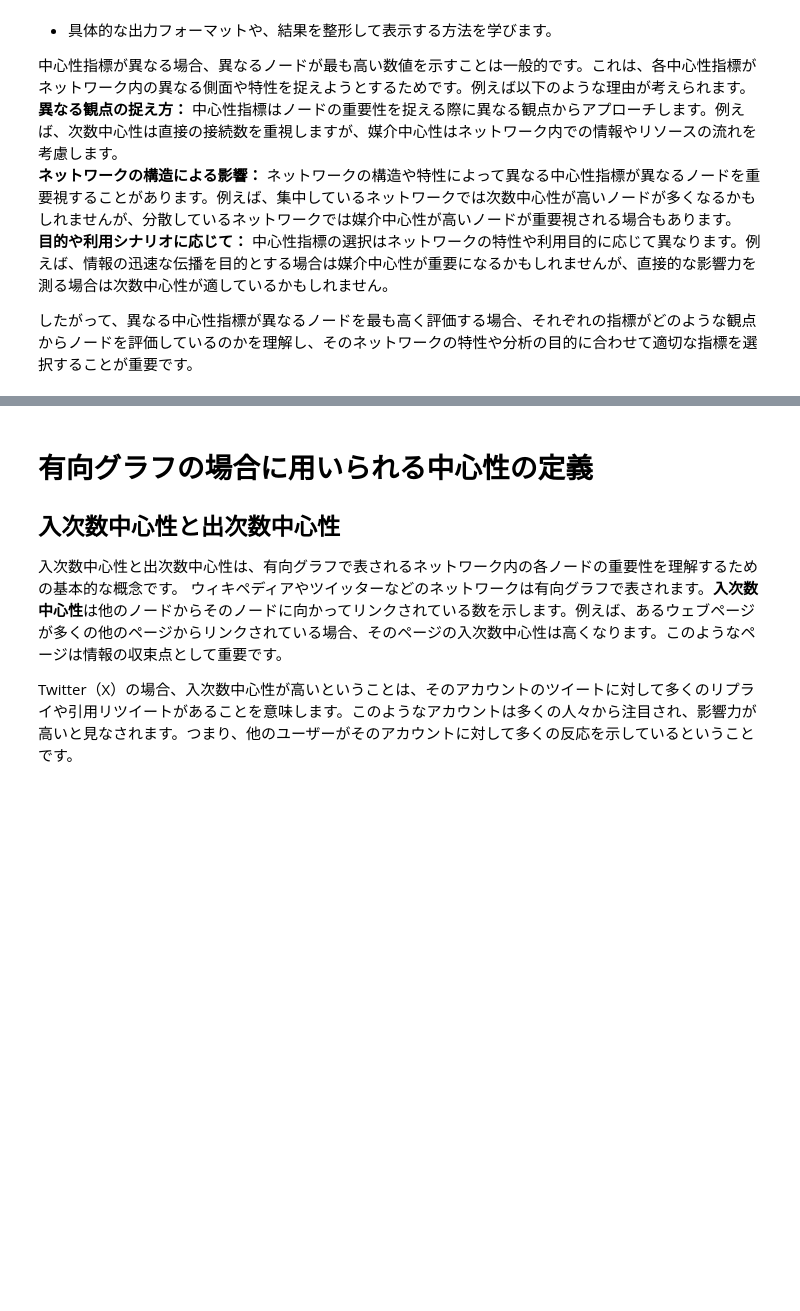
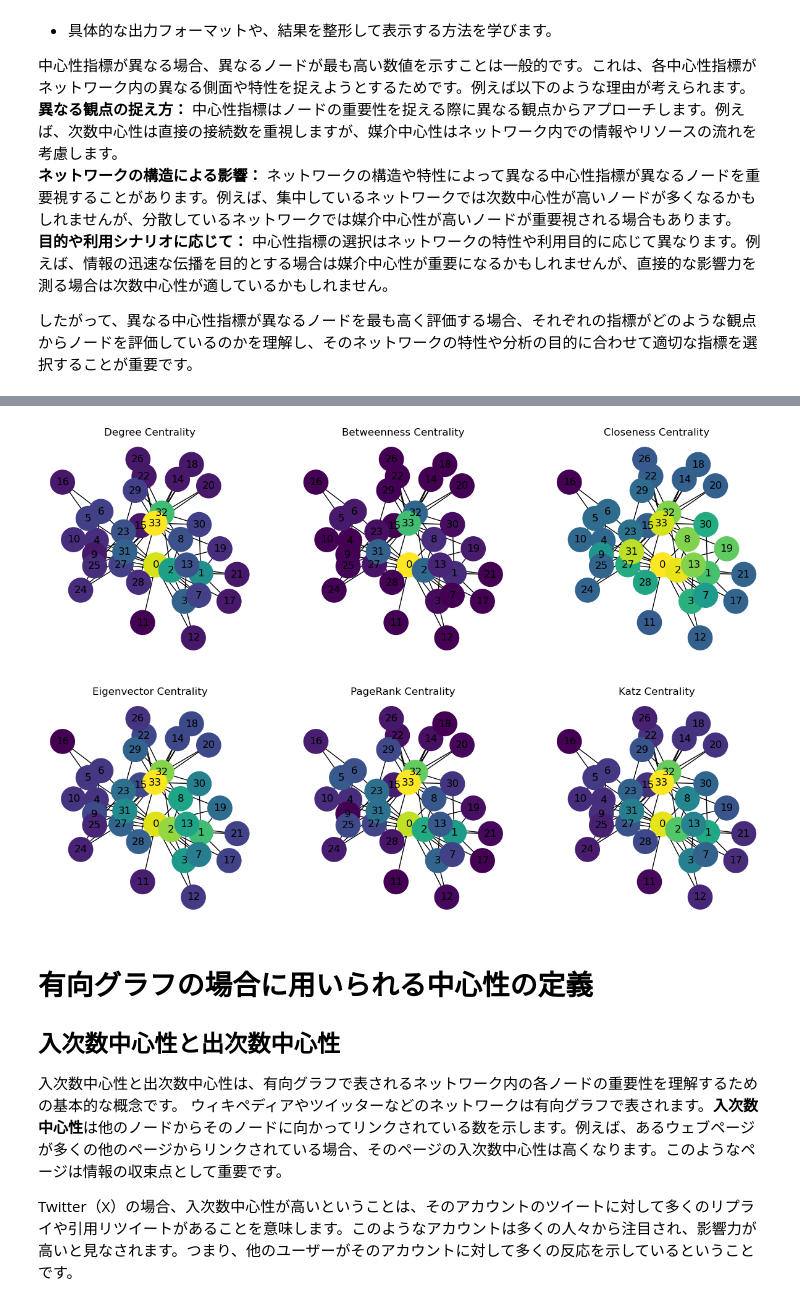
Before and after one commit to SUBARU3776/NetworkScience-Graphtheory-JP-, a Jupyter notebook: 3. ネットワークの中心を見つける（中心性の定義）.ipynb, the cells around one changed output, grey strips where cells are left out. Drawn from its saved outputs; the diff is of its cells as text; code cells hidden in the pictures; blank space fills up the shorter version.

```diff
--- a/3. ネットワークの中心を見つける（中心性の定義）.ipynb
+++ b/3. ネットワークの中心を見つける（中心性の定義）.ipynb
@@ -944,0 +774,63 @@ Max Katz Centrality Node: 33
+# %%
+import networkx as nx
+import matplotlib.pyplot as plt
+import warnings
+import numpy as np
+
+# DeprecationWarningを抑制する
+warnings.filterwarnings("ignore", category=DeprecationWarning)
+
+# 空手クラブグラフを生成
+G = nx.karate_club_graph()
+
+# ノードの位置を決定（レイアウト）
+pos = nx.spring_layout(G)
+
+# ノードの色とサイズを設定
+node_color = 'skyblue'
+node_size = 800
+font_size = 12
+
+
+
+# 中心性指標の計算
+degree_centrality = nx.degree_centrality(G)
+betweenness_centrality = nx.betweenness_centrality(G)
+closeness_centrality = nx.closeness_centrality(G)
+eigenvector_centrality = nx.eigenvector_centrality(G)
+pagerank_centrality = nx.pagerank(G)
+
+# Katz中心性の計算 (修正版)
+A = nx.to_scipy_sparse_array(G, nodelist=list(G), weight=None)
+katz_centrality = nx.katz_centrality_numpy(G, alpha=0.1, beta=1.0, weight=None)
+
+# 中心性指標の表示
+centralities = {
+    "Degree Centrality": degree_centrality,
+    "Betweenness Centrality": betweenness_centrality,
+    "Closeness Centrality": closeness_centrality,
+    "Eigenvector Centrality": eigenvector_centrality,
+    "PageRank Centrality": pagerank_centrality,
+    "Katz Centrality": katz_centrality
+}
+
+# 上位5つのノードのみを表示
+top_n = 5
+
+for name, centrality in centralities.items():
+    print(f"\n{name} (Top {top_n} Nodes)")
+    for node, value in sorted(centrality.items(), key=lambda item: item[1], reverse=True)[:top_n]:
+        print(f"Node {node}: {value:.4f}")
+
+
+# ノードごとの中央性を比較し、異なる指標でノードの重要度がどのように評価されるかを確認します。
+plt.figure(figsize=(15, 10))
+
+for i, (name, centrality) in enumerate(centralities.items()):
+    plt.subplot(2, 3, i + 1)
+    nx.draw(G, pos, with_labels=True, node_color=list(centrality.values()),
+            cmap=plt.cm.viridis, node_size=node_size, font_size=font_size)
+    plt.title(name)
+
+plt.show()
+# %% [output]
@@ -945,3 +854,4 @@ Max Katz Centrality Node: 33
+[figure, added]
 # %% [markdown]
 # 有向グラフの場合に用いられる中心性の定義
 ## 入次数中心性と出次数中心性
```
Also changed, not shown: parts of 5 cells of this notebook, 1 other file.
